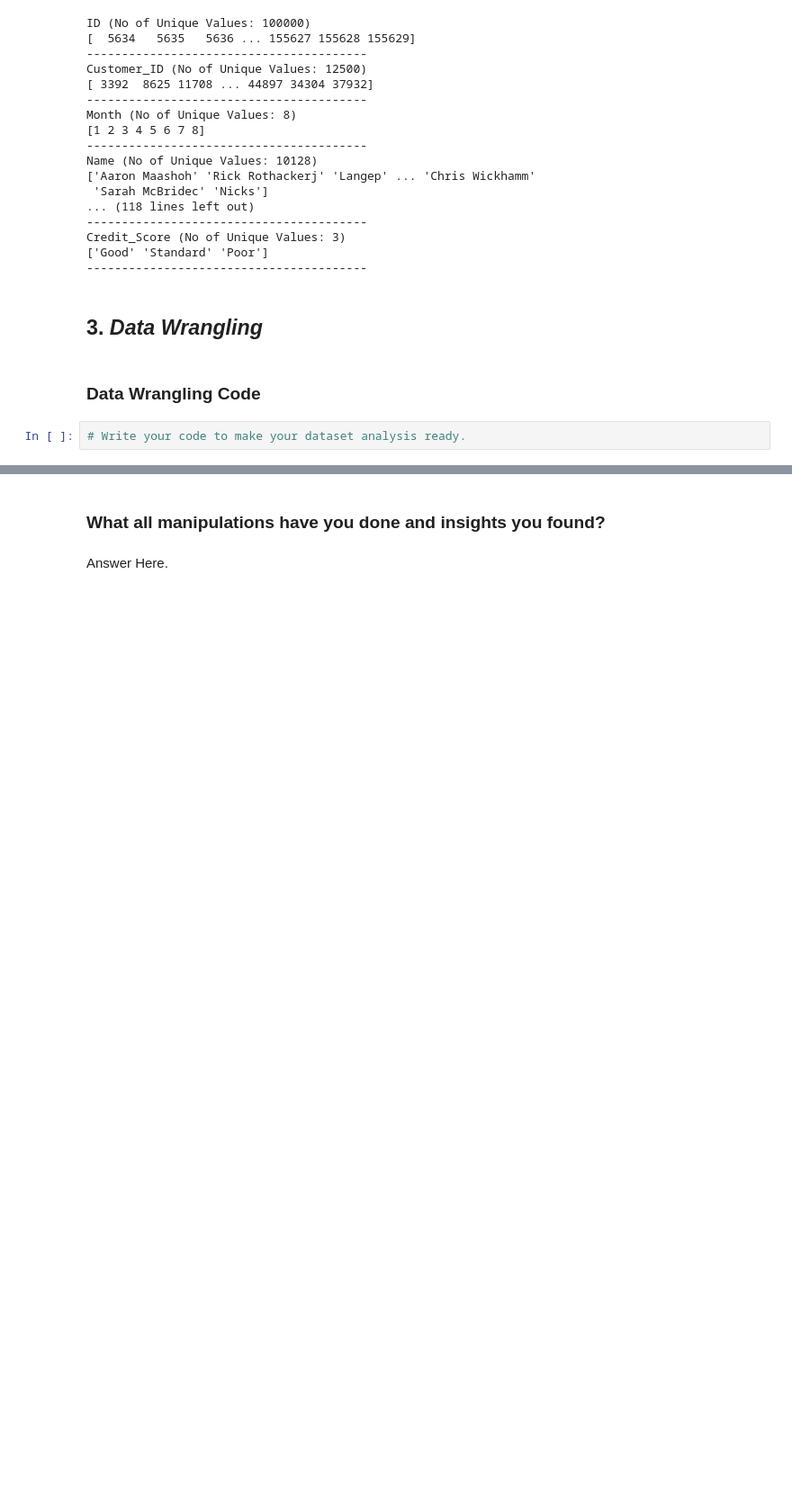
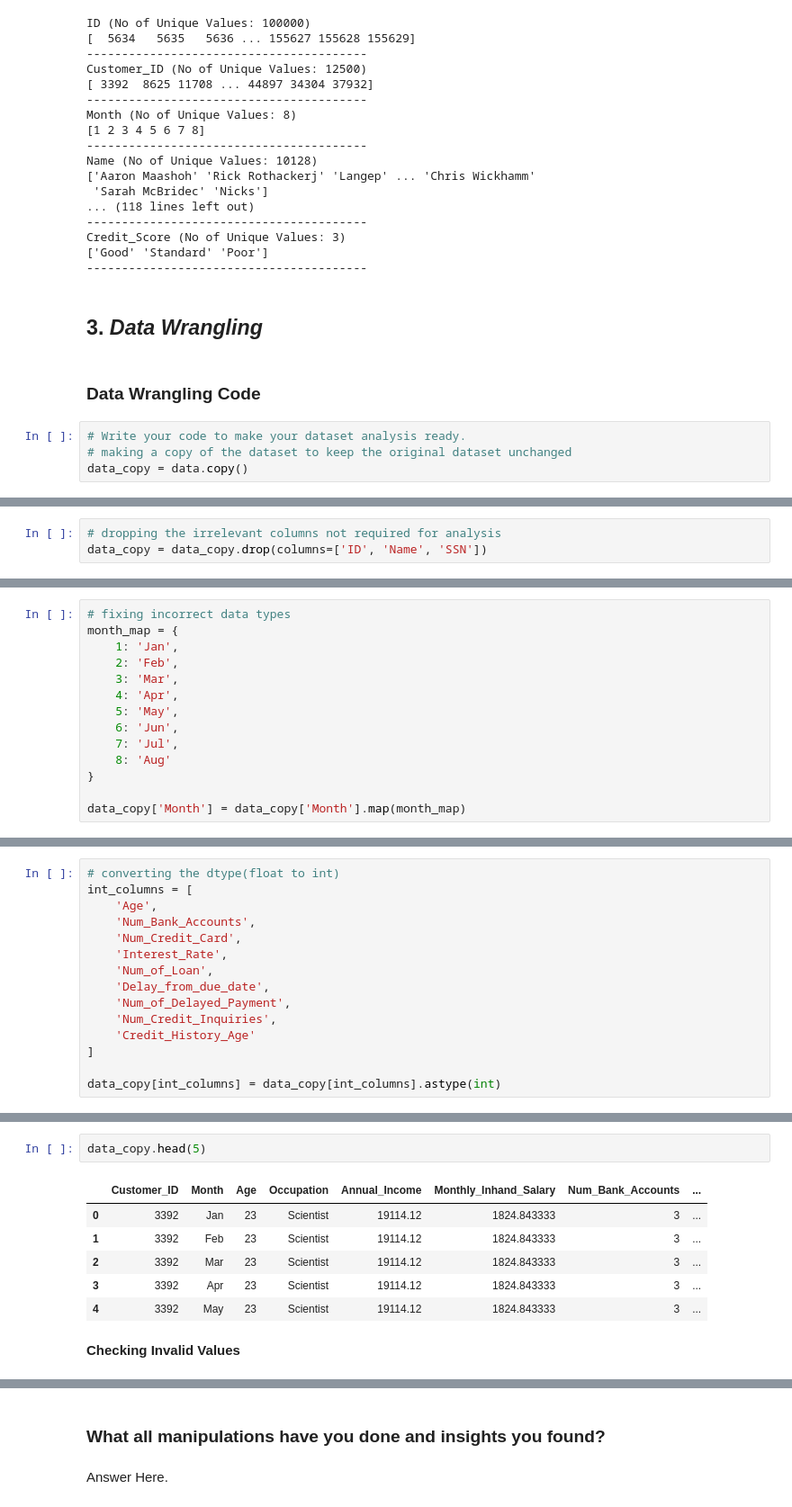
Before and after one commit to Shuvam-2000/Paisa-Bazar-Bank-Fraud-Analysis, a Jupyter notebook: Paisa_Bazar_Bank_Fraud_Analysis.ipynb, the cells around one changed output, grey strips where cells are left out. Shown at 90% size. Cells and saved outputs as stored; diff of their text form; blank space fills up the shorter version.

```diff
--- a/Paisa_Bazar_Bank_Fraud_Analysis.ipynb
+++ b/Paisa_Bazar_Bank_Fraud_Analysis.ipynb
@@ -279,3 +280,5 @@ Credit_Score (No of Unique Values: 3)
 ### Data Wrangling Code
 # %%
 # Write your code to make your dataset analysis ready.
+# making a copy of the dataset to keep the original dataset unchanged
+data_copy = data.copy()
@@ -281,0 +306,3 @@ Credit_Score (No of Unique Values: 3)
+# %%
+# dropping the irrelevant columns not required for analysis
+data_copy = data_copy.drop(columns=['ID', 'Name', 'SSN'])
@@ -281,0 +327,14 @@ Credit_Score (No of Unique Values: 3)
+# %%
+# fixing incorrect data types
+month_map = {
+    1: 'Jan',
+    2: 'Feb',
+    3: 'Mar',
+    4: 'Apr',
+    5: 'May',
+    6: 'Jun',
+    7: 'Jul',
+    8: 'Aug'
+}
+
+data_copy['Month'] = data_copy['Month'].map(month_map)
@@ -281,0 +346,15 @@ Credit_Score (No of Unique Values: 3)
+# %%
+# converting the dtype(float to int)
+int_columns = [
+    'Age',
+    'Num_Bank_Accounts',
+    'Num_Credit_Card',
+    'Interest_Rate',
+    'Num_of_Loan',
+    'Delay_from_due_date',
+    'Num_of_Delayed_Payment',
+    'Num_Credit_Inquiries',
+    'Credit_History_Age'
+]
+
+data_copy[int_columns] = data_copy[int_columns].astype(int)
@@ -281,0 +381,11 @@ Credit_Score (No of Unique Values: 3)
+# %%
+data_copy.head(5)
+# %% [output]
+|  | Customer_ID | Month | Age | Occupation | Annual_Income | Monthly_Inhand_Salary | Num_Bank_Accounts | ... |
+| 0 | 3392 | Jan | 23 | Scientist | 19114.12 | 1824.843333 | 3 | ... |
+| 1 | 3392 | Feb | 23 | Scientist | 19114.12 | 1824.843333 | 3 | ... |
+| 2 | 3392 | Mar | 23 | Scientist | 19114.12 | 1824.843333 | 3 | ... |
+| 3 | 3392 | Apr | 23 | Scientist | 19114.12 | 1824.843333 | 3 | ... |
+| 4 | 3392 | May | 23 | Scientist | 19114.12 | 1824.843333 | 3 | ... |
+# %% [markdown]
+**Checking Invalid Values**
```
Also changed, not shown: parts of 18 cells of this notebook.
